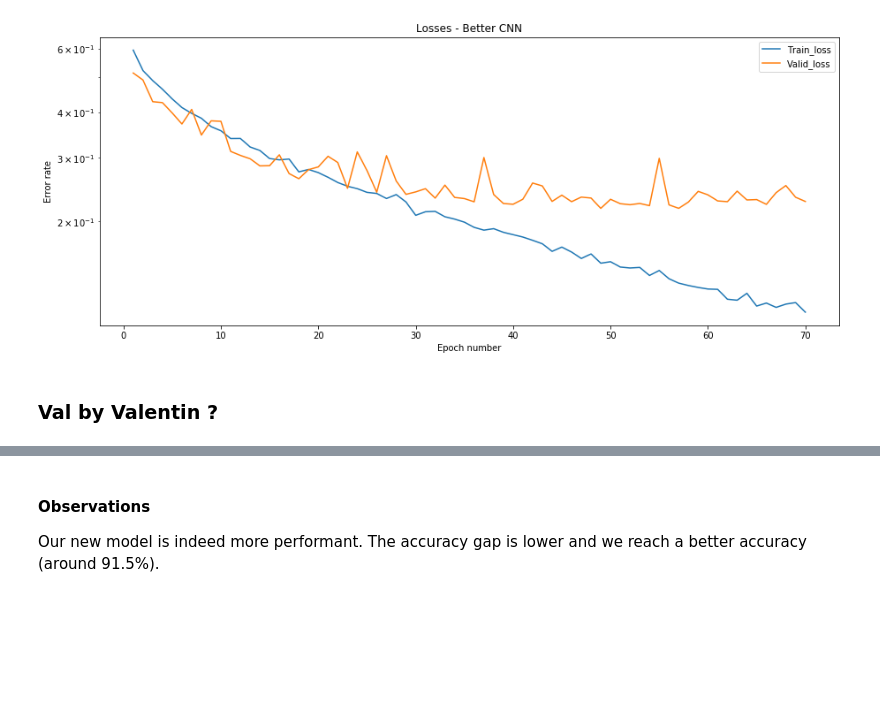
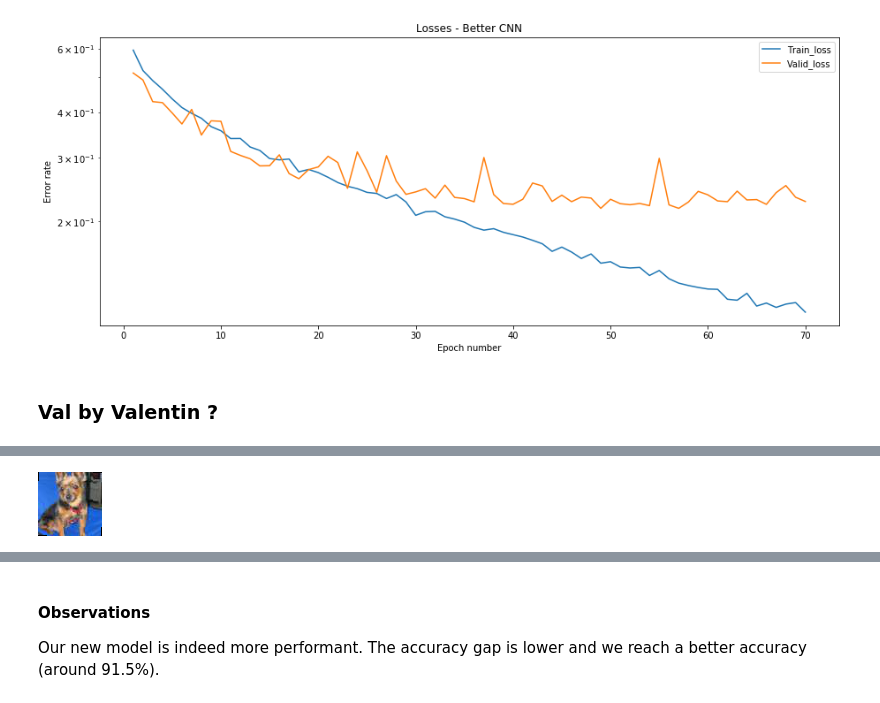
Before and after one commit to afcarl/IFT6135H18, a Jupyter notebook: assignment2/exo2_homework2.ipynb, the cells around one changed output, grey strips where cells are left out. Cells and saved outputs as stored; diff of their text form; code cells hidden in the pictures; blank space fills up the shorter version.

```diff
--- a/assignment2/exo2_homework2.ipynb
+++ b/assignment2/exo2_homework2.ipynb
@@ -17,6 +17,9 @@ from torchvision import utils
 import matplotlib
 import numpy as np
 import matplotlib.pyplot as plt
+
+datapath = '/data/milatmp1/thomasva/data/competitions/dogsvscats' #Valentin
+#datapath = 'datasets' #Salem
 # %%
 batch_size = 256
 epochs = 50
@@ -304,7 +309,7 @@ class betterNet(nn.Module):
 # %% [markdown]
 Notice that to increase the performance of our model, we add some data augmentation to the training set. Namely we add some random horizontal flippings, some random brightness change and small random rotations to the input.
 # %%
-train_set = datasets.ImageFolder(root='datasets/train_64x64',
+train_set = datasets.ImageFolder(root=datapath+'/train_64x64',
                             transform=transforms.Compose([
                                 transforms.Resize(64),
                                 transforms.CenterCrop(64),
@@ -440,6 +445,10 @@ model2 = torch.load('betterCNN.torch.model')
 modulelist = list(model2.cpu().modules())[2:]
 for imgs, label in train_loader:
     break
+# %%
+torch2pil(imgs[9]*.5+.5)
+# %% [output]
+[figure, added]
 # %%
 def filter_outputs(image, layer_to_visualize):
     output = None
```
Also changed, not shown: parts of 12 cells of this notebook.
